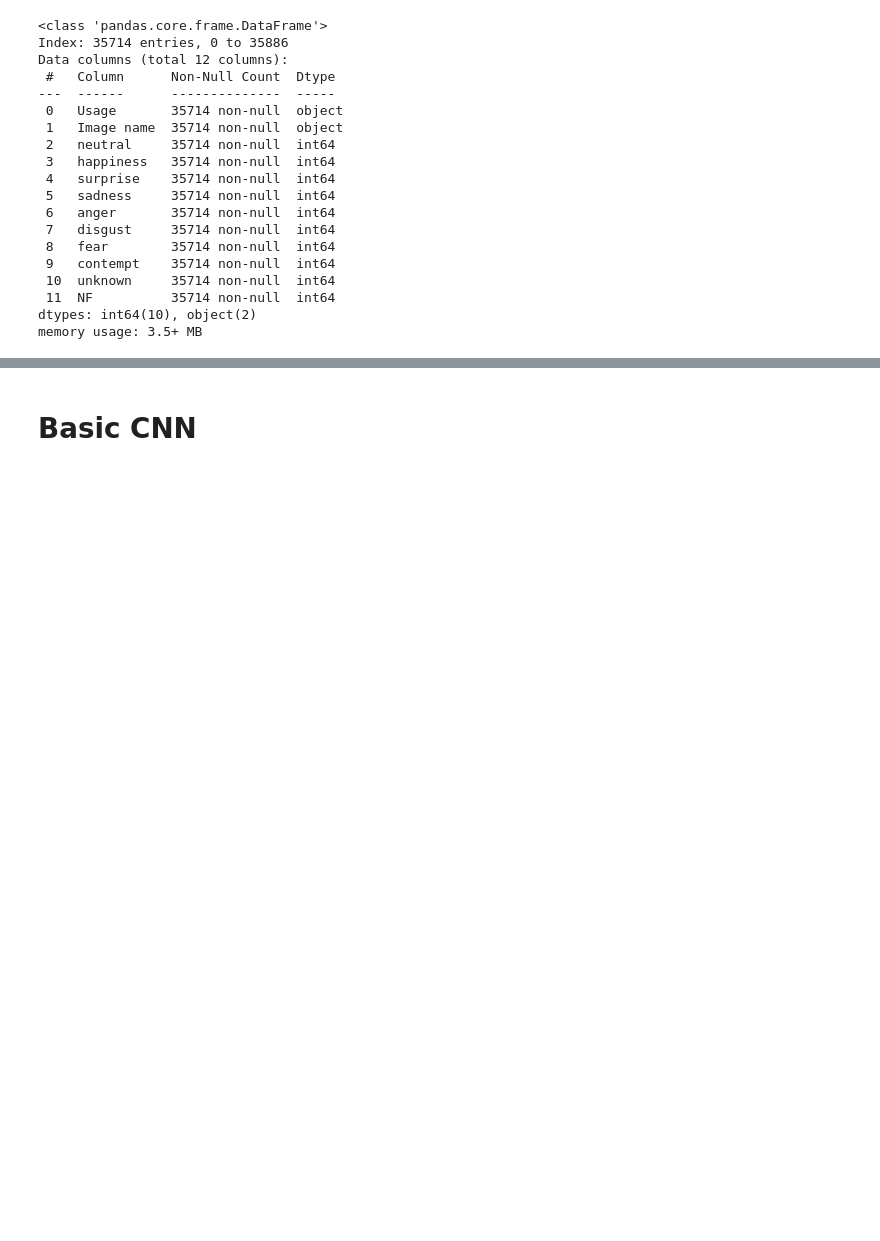
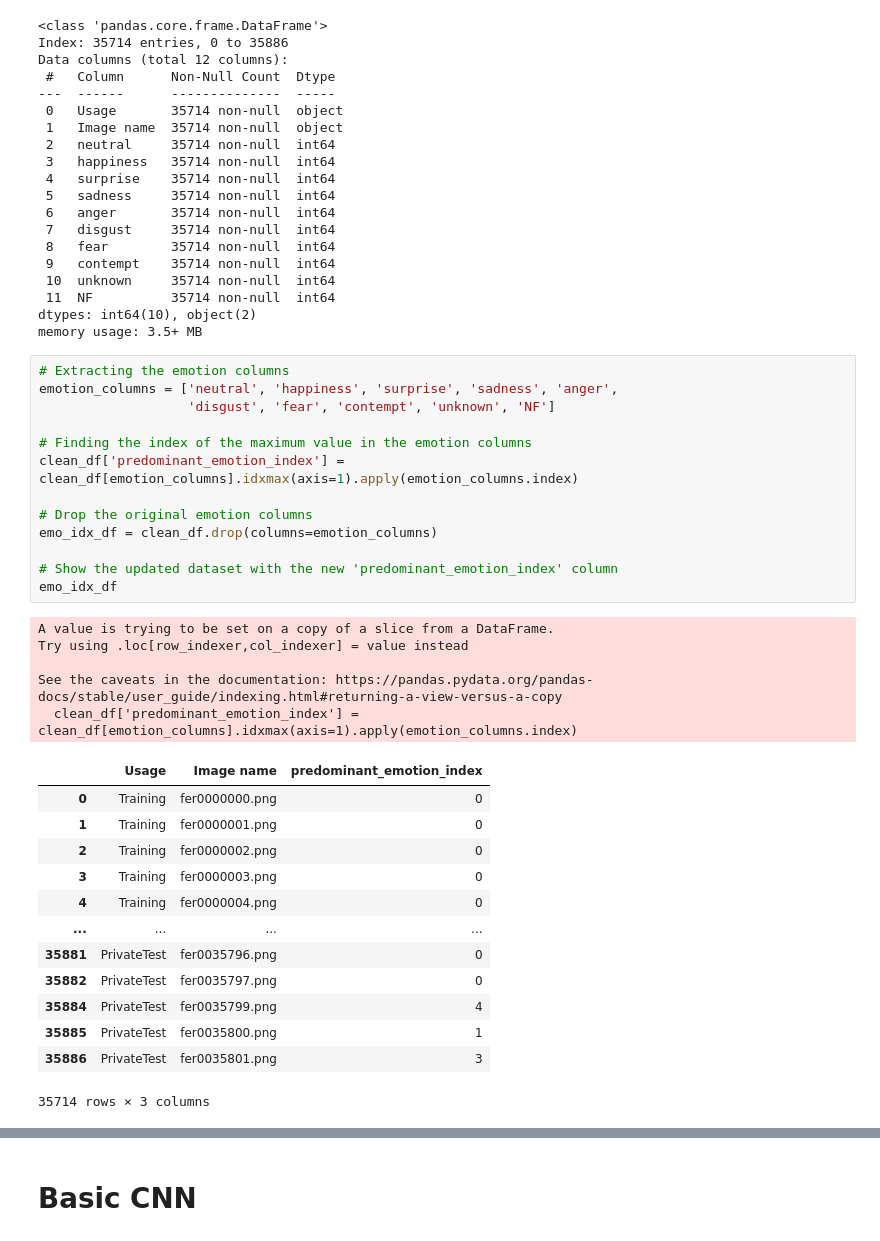
Before and after one commit to QianXunX/TFG, a Jupyter notebook: main.ipynb, the cells around one changed output, grey strips where cells are left out. Saved outputs shown, nothing was run; the diff lists cells and outputs as text; blank space fills up the shorter version.

```diff
--- a/main.ipynb
+++ b/main.ipynb
@@ -112,5 +112,37 @@ Data columns (total 12 columns):
  11  NF          35714 non-null  int64
 dtypes: int64(10), object(2)
 memory usage: 3.5+ MB
+# %%
+# Extracting the emotion columns
+emotion_columns = ['neutral', 'happiness', 'surprise', 'sadness', 'anger',
+                   'disgust', 'fear', 'contempt', 'unknown', 'NF']
+
+# Finding the index of the maximum value in the emotion columns
+clean_df['predominant_emotion_index'] = clean_df[emotion_columns].idxmax(axis=1).apply(emotion_columns.index)
+
+# Drop the original emotion columns
+emo_idx_df = clean_df.drop(columns=emotion_columns)
+
+# Show the updated dataset with the new 'predominant_emotion_index' column
+emo_idx_df
+# %% [output]
+A value is trying to be set on a copy of a slice from a DataFrame.
+Try using .loc[row_indexer,col_indexer] = value instead
+
+See the caveats in the documentation: https://pandas.pydata.org/pandas-docs/stable/user_guide/indexing.html#returning-a-view-versus-a-copy
+  clean_df['predominant_emotion_index'] = clean_df[emotion_columns].idxmax(axis=1).apply(emotion_columns.index)
+|  | Usage | Image name | predominant_emotion_index |
+| 0 | Training | fer0000000.png | 0 |
+| 1 | Training | fer0000001.png | 0 |
+| 2 | Training | fer0000002.png | 0 |
+| 3 | Training | fer0000003.png | 0 |
+| 4 | Training | fer0000004.png | 0 |
+| ... | ... | ... | ... |
+| 35881 | PrivateTest | fer0035796.png | 0 |
+| 35882 | PrivateTest | fer0035797.png | 0 |
+| 35884 | PrivateTest | fer0035799.png | 4 |
+| 35885 | PrivateTest | fer0035800.png | 1 |
+| 35886 | PrivateTest | fer0035801.png | 3 |
+35714 rows × 3 columns
 # %%
 # Count of row types
```
Also changed, not shown: parts of 56 cells of this notebook.
